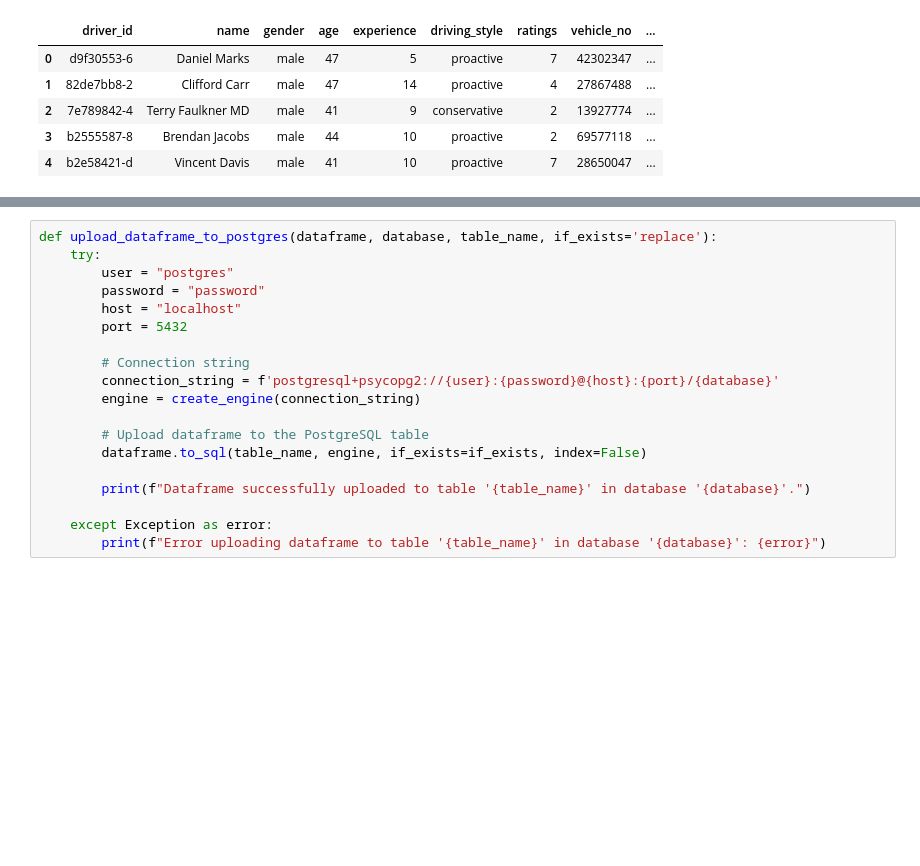
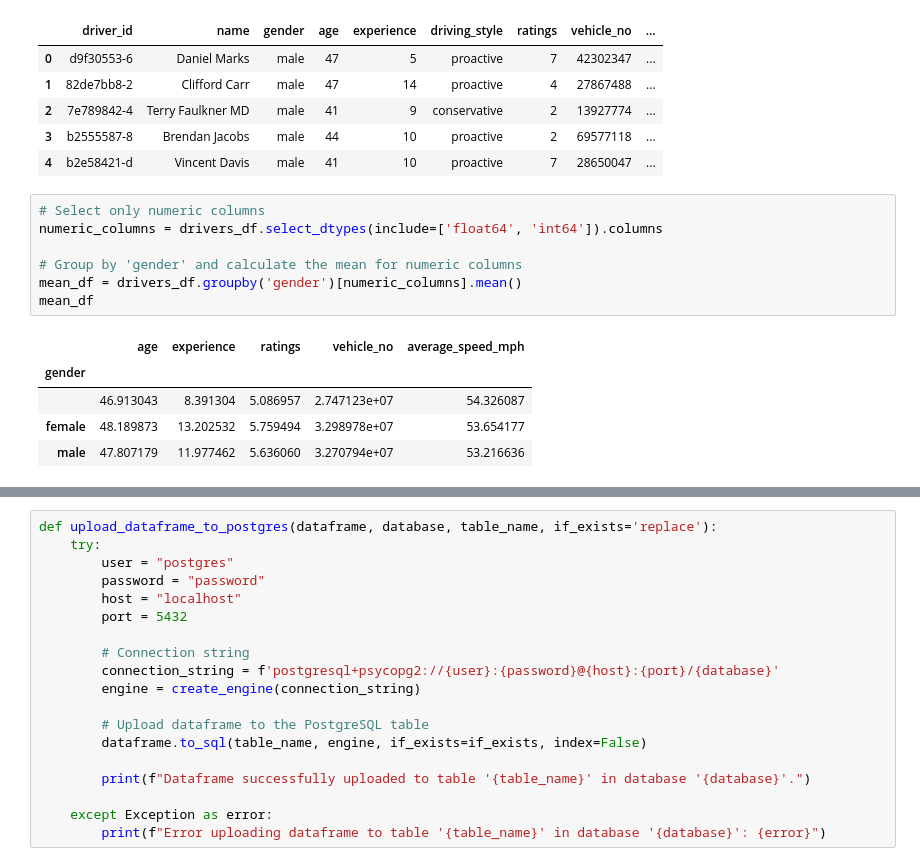
Before and after one commit to pnarne148/Truck-delay-classification, a Jupyter notebook: notebooks/data_ingestion.ipynb, the cells around one changed output, grey strips where cells are left out. Drawn from its saved outputs; the diff is of its cells as text; blank space fills up the shorter version.

```diff
--- a/notebooks/data_ingestion.ipynb
+++ b/notebooks/data_ingestion.ipynb
@@ -310,3 +314,16 @@ drivers_df.head()
 | 2 | 7e789842-4 | Terry Faulkner MD | male | 41 | 9 | conservative | 2 | 13927774 | ... |
 | 3 | b2555587-8 | Brendan Jacobs | male | 44 | 10 | proactive | 2 | 69577118 | ... |
 | 4 | b2e58421-d | Vincent Davis | male | 41 | 10 | proactive | 7 | 28650047 | ... |
+# %%
+# Select only numeric columns
+numeric_columns = drivers_df.select_dtypes(include=['float64', 'int64']).columns
+
+# Group by 'gender' and calculate the mean for numeric columns
+mean_df = drivers_df.groupby('gender')[numeric_columns].mean()
+mean_df
+# %% [output]
+|  | age | experience | ratings | vehicle_no | average_speed_mph |
+| gender |  |  |  |  |  |
+|  | 46.913043 | 8.391304 | 5.086957 | 2.747123e+07 | 54.326087 |
+| female | 48.189873 | 13.202532 | 5.759494 | 3.298978e+07 | 53.654177 |
+| male | 47.807179 | 11.977462 | 5.636060 | 3.270794e+07 | 53.216636 |
```
Also changed, not shown: parts of 5 cells of this notebook, 3 other files.
